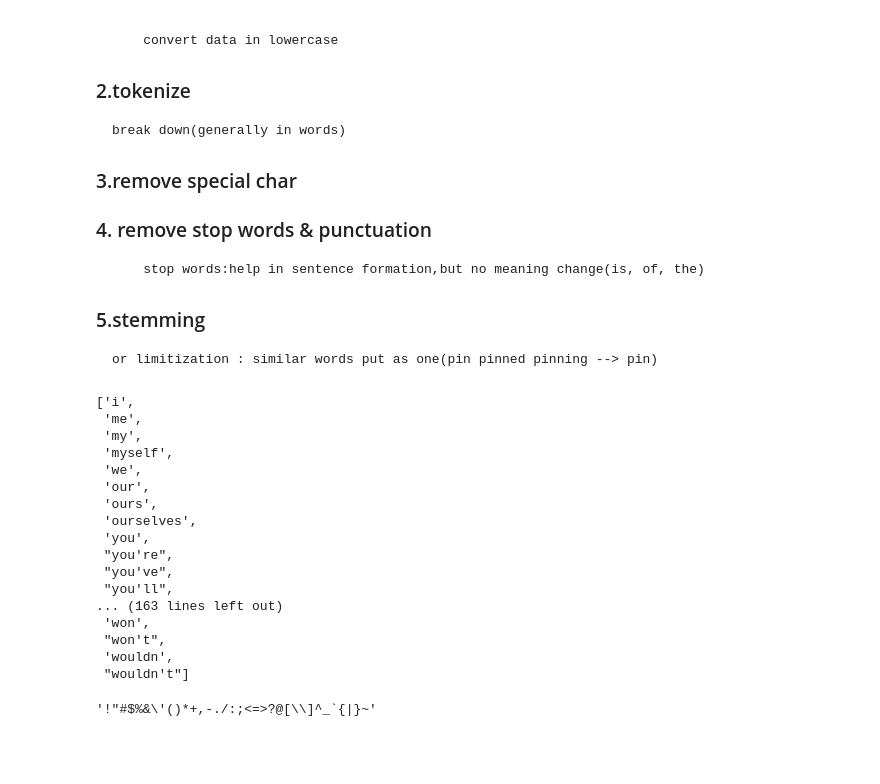
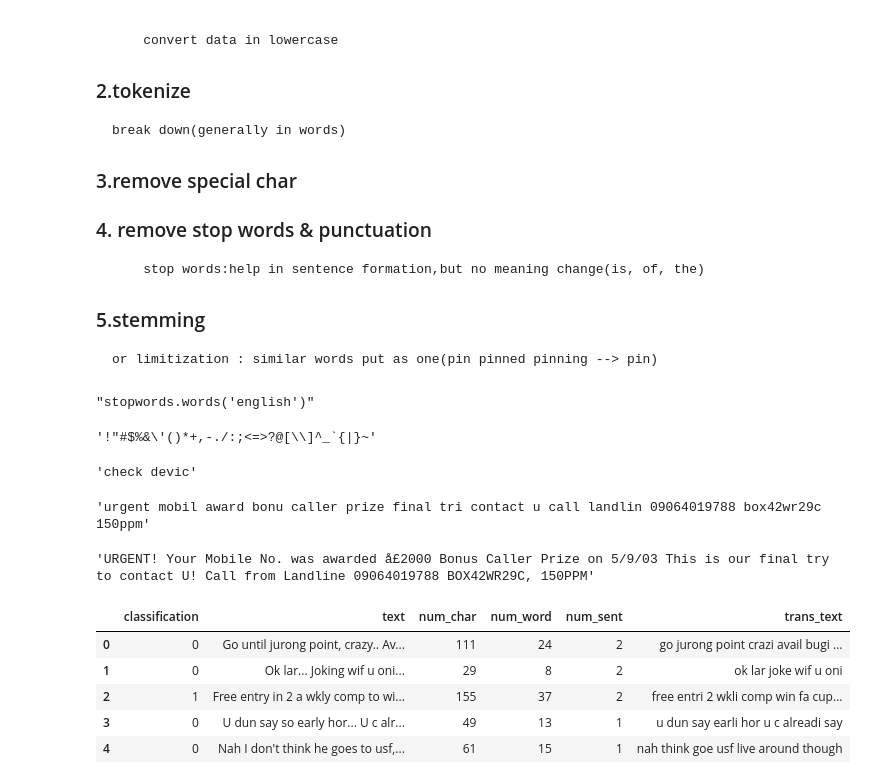
Before and after one commit to arshmehar/email-sms-spam-detection, a Jupyter notebook: spam_detection.ipynb, the cells around one changed output. Saved outputs shown, nothing was run; the diff lists cells and outputs as text; code cells hidden in the pictures; blank space fills up the shorter version.

```diff
--- a/spam_detection.ipynb
+++ b/spam_detection.ipynb
@@ -206,25 +209,11 @@ sns.heatmap(my_df.corr(),annot=True)
 # %%
 # access stop words:help in sentence formation,but no meaning change(is, of, the)
 from nltk.corpus import stopwords
-stopwords.words('english')
+from nltk.stem.porter import PorterStemmer
+ps=PorterStemmer()
+'''stopwords.words('english')'''
 # %% [output]
-['i',
- 'me',
- 'my',
- 'myself',
- 'we',
- 'our',
- 'ours',
- 'ourselves',
- 'you',
- "you're",
- "you've",
- "you'll",
-... (163 lines left out)
- 'won',
- "won't",
- 'wouldn',
- "wouldn't"]
+"stopwords.words('english')"
 # %%
 #access punctuation
 import string
@@ -240,11 +229,36 @@ def transform_text(text):
     for i in text:
         if i.isalnum():
             y.append(i)
-    text=y.copy()
-    y.clear
+    text=y[:]
+    y.clear()
     for i in text:
         if i not in stopwords.words('english') and i not in string.punctuation:
             y.append(i)
-    return y
+    text=y[:]
+    y.clear()
+    for i in text:
+        y.append(ps.stem(i))
+    return " ".join(y)
 # %%
-transform_text('Hi how are you')
+transform_text('can you check if you have it on your device?')
+# %% [output]
+'check devic'
+# %%
+transform_text('URGENT! Your Mobile No. was awarded å£2000 Bonus Caller Prize on 5/9/03 This is our final try to contact U! Call from Landline 09064019788 BOX42WR29C, 150PPM')
+# %% [output]
+'urgent mobil award bonu caller prize final tri contact u call landlin 09064019788 box42wr29c 150ppm'
+# %%
+df['text'][120]
+# %% [output]
+'URGENT! Your Mobile No. was awarded å£2000 Bonus Caller Prize on 5/9/03 This is our final try to contact U! Call from Landline 09064019788 BOX42WR29C, 150PPM'
+# %%
+df['trans_text']=df['text'].apply(transform_text)
+# %%
+df.head()
+# %% [output]
+|  | classification | text | num_char | num_word | num_sent | trans_text |
+| 0 | 0 | Go until jurong point, crazy.. Av... | 111 | 24 | 2 | go jurong point crazi avail bugi ... |
+| 1 | 0 | Ok lar... Joking wif u oni... | 29 | 8 | 2 | ok lar joke wif u oni |
+| 2 | 1 | Free entry in 2 a wkly comp to wi... | 155 | 37 | 2 | free entri 2 wkli comp win fa cup... |
+| 3 | 0 | U dun say so early hor... U c alr... | 49 | 13 | 1 | u dun say earli hor u c alreadi say |
+| 4 | 0 | Nah I don't think he goes to usf,... | 61 | 15 | 1 | nah think goe usf live around though |
```
Also changed, not shown: parts of 4 cells of this notebook.
